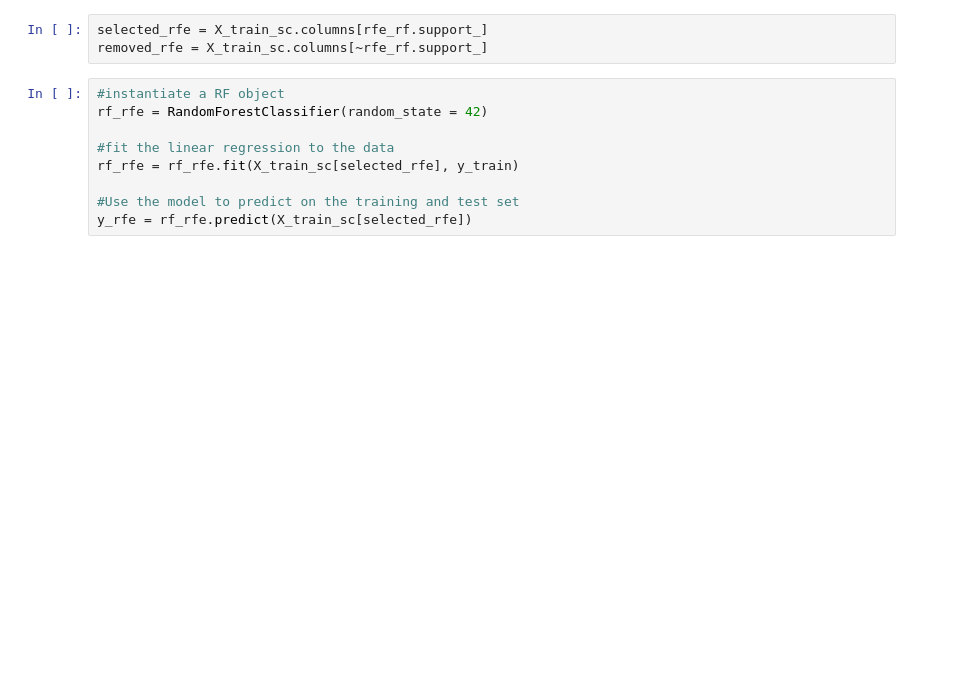
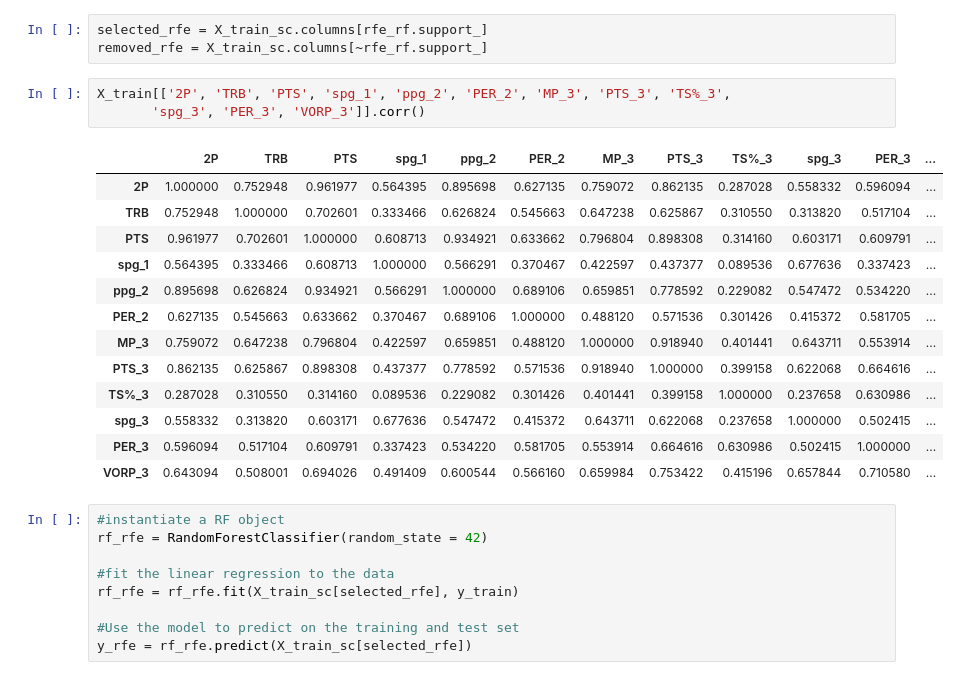
Before and after one commit to rylewww/Modeling-The-NBA-Leap, a Jupyter notebook: Modeling.ipynb, the cells around one changed output. Drawn from its saved outputs; the diff is of its cells as text; blank space fills up the shorter version.

```diff
--- a/Modeling.ipynb
+++ b/Modeling.ipynb
@@ -157,6 +157,23 @@ Index(['2P', 'TRB', 'PTS', 'spg_1', 'ppg_2', 'PER_2', 'MP_3', 'PTS_3', 'TS%_3',
 # %%
 selected_rfe = X_train_sc.columns[rfe_rf.support_]
 removed_rfe = X_train_sc.columns[~rfe_rf.support_]
+# %%
+X_train[['2P', 'TRB', 'PTS', 'spg_1', 'ppg_2', 'PER_2', 'MP_3', 'PTS_3', 'TS%_3',
+       'spg_3', 'PER_3', 'VORP_3']].corr()
+# %% [output]
+|  | 2P | TRB | PTS | spg_1 | ppg_2 | PER_2 | MP_3 | PTS_3 | TS%_3 | spg_3 | PER_3 | ... |
+| 2P | 1.000000 | 0.752948 | 0.961977 | 0.564395 | 0.895698 | 0.627135 | 0.759072 | 0.862135 | 0.287028 | 0.558332 | 0.596094 | ... |
+| TRB | 0.752948 | 1.000000 | 0.702601 | 0.333466 | 0.626824 | 0.545663 | 0.647238 | 0.625867 | 0.310550 | 0.313820 | 0.517104 | ... |
+| PTS | 0.961977 | 0.702601 | 1.000000 | 0.608713 | 0.934921 | 0.633662 | 0.796804 | 0.898308 | 0.314160 | 0.603171 | 0.609791 | ... |
+| spg_1 | 0.564395 | 0.333466 | 0.608713 | 1.000000 | 0.566291 | 0.370467 | 0.422597 | 0.437377 | 0.089536 | 0.677636 | 0.337423 | ... |
+| ppg_2 | 0.895698 | 0.626824 | 0.934921 | 0.566291 | 1.000000 | 0.689106 | 0.659851 | 0.778592 | 0.229082 | 0.547472 | 0.534220 | ... |
+| PER_2 | 0.627135 | 0.545663 | 0.633662 | 0.370467 | 0.689106 | 1.000000 | 0.488120 | 0.571536 | 0.301426 | 0.415372 | 0.581705 | ... |
+| MP_3 | 0.759072 | 0.647238 | 0.796804 | 0.422597 | 0.659851 | 0.488120 | 1.000000 | 0.918940 | 0.401441 | 0.643711 | 0.553914 | ... |
+| PTS_3 | 0.862135 | 0.625867 | 0.898308 | 0.437377 | 0.778592 | 0.571536 | 0.918940 | 1.000000 | 0.399158 | 0.622068 | 0.664616 | ... |
+| TS%_3 | 0.287028 | 0.310550 | 0.314160 | 0.089536 | 0.229082 | 0.301426 | 0.401441 | 0.399158 | 1.000000 | 0.237658 | 0.630986 | ... |
+| spg_3 | 0.558332 | 0.313820 | 0.603171 | 0.677636 | 0.547472 | 0.415372 | 0.643711 | 0.622068 | 0.237658 | 1.000000 | 0.502415 | ... |
+| PER_3 | 0.596094 | 0.517104 | 0.609791 | 0.337423 | 0.534220 | 0.581705 | 0.553914 | 0.664616 | 0.630986 | 0.502415 | 1.000000 | ... |
+| VORP_3 | 0.643094 | 0.508001 | 0.694026 | 0.491409 | 0.600544 | 0.566160 | 0.659984 | 0.753422 | 0.415196 | 0.657844 | 0.710580 | ... |
 # %%
 #instantiate a RF object
 rf_rfe = RandomForestClassifier(random_state = 42)
```
Also changed, not shown: parts of 1 cell of this notebook, 1 other file.
